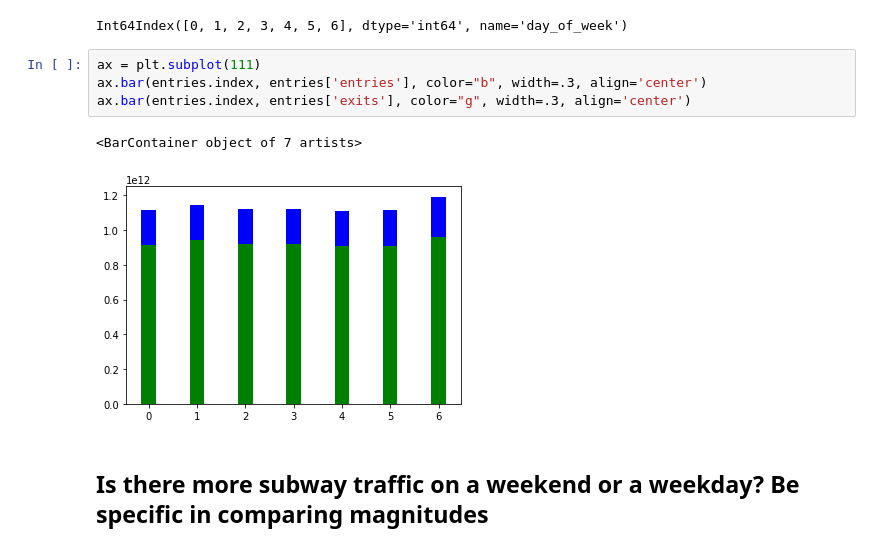
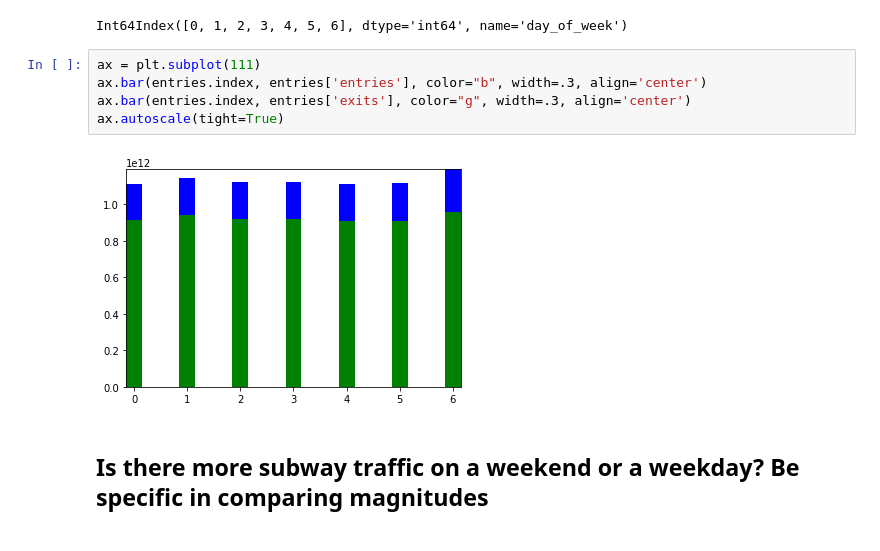
Before and after one commit to ortsed/dsc-pandas-series-and-dataframes-lab-dc-ds-career-042219, a Jupyter notebook: index.ipynb, the cells around one changed output. Drawn from its saved outputs; the diff is of its cells as text.

```diff
--- a/index.ipynb
+++ b/index.ipynb
@@ -128,10 +128,10 @@ Int64Index([0, 1, 2, 3, 4, 5, 6], dtype='int64', name='day_of_week')
 # %%
 ax = plt.subplot(111)
 ax.bar(entries.index, entries['entries'], color="b", width=.3, align='center')
 ax.bar(entries.index, entries['exits'], color="g", width=.3, align='center')
+ax.autoscale(tight=True)
 # %% [output]
-<BarContainer object of 7 artists>
-[figure, old version]
+[figure, new version]
 # %% [markdown]
 ## Is there more subway traffic on a weekend or a weekday?    Be specific in comparing magnitudes
 # %%
```
